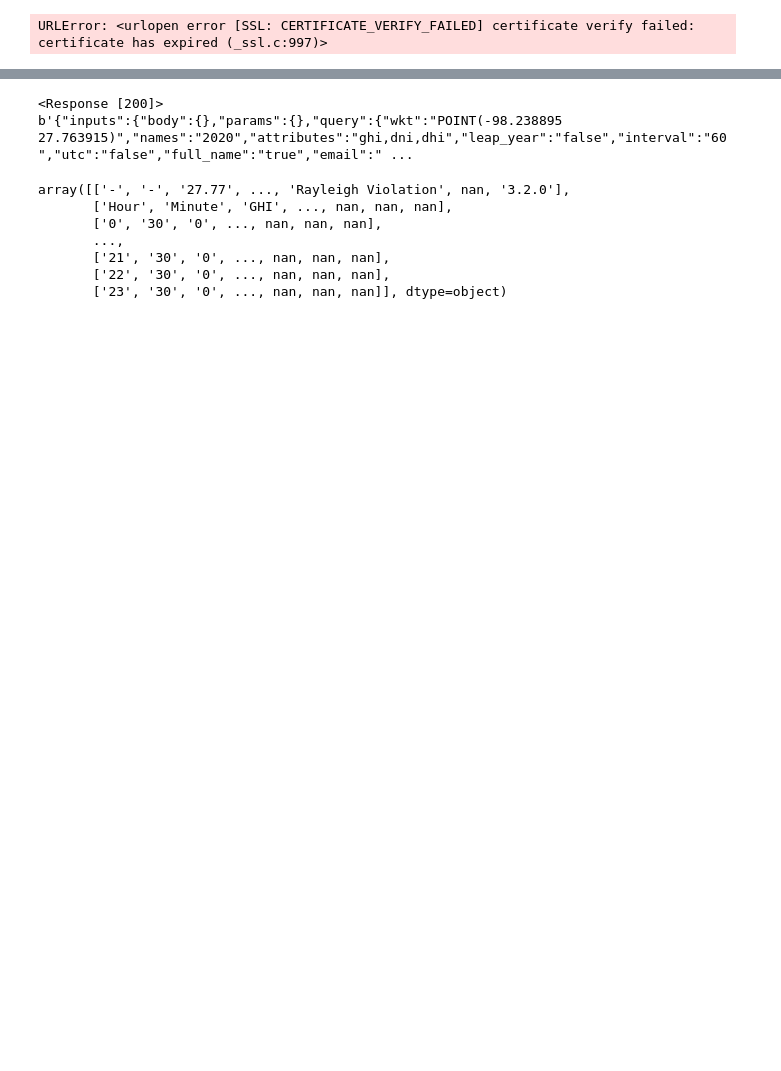
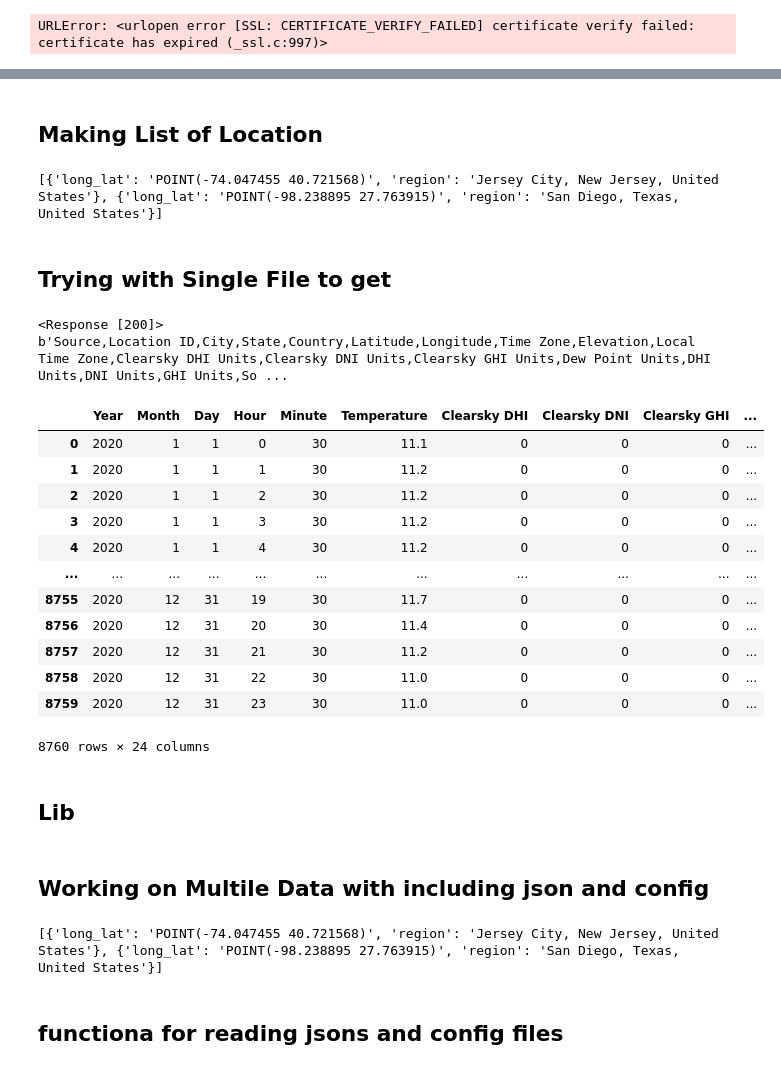
Before and after one commit to krupeshshah/670_Capstone_Project, a Jupyter notebook: src/final_project.ipynb, the cells around one changed output, grey strips where cells are left out. Drawn from its saved outputs; the diff is of its cells as text; code cells hidden in the pictures; blank space fills up the shorter version.

```diff
--- a/src/final_project.ipynb
+++ b/src/final_project.ipynb
@@ -99,16 +109,35 @@ df.head()
+# %% [markdown]
+## Making List of Location
+# %%
+location_dict = {"long_lat":"POINT(-74.047455 40.721568)" ,"region":"Jersey City, New Jersey, United States" }
+
+location = {}
+location_list = []
+location['Jersey_NJ_US'] = location_dict
+location_list.append(location_dict)
+location_dict = {"long_lat":"POINT(-98.238895 27.763915)" ,"region":"San Diego, Texas, United States" }
+location['SanDiego_TX_US'] = location_dict
+location_list.append(location_dict)
+type(location)
+print(location_list)
+# %% [output]
+[{'long_lat': 'POINT(-74.047455 40.721568)', 'region': 'Jersey City, New Jersey, United States'}, {'long_lat': 'POINT(-98.238895 27.763915)', 'region': 'San Diego, Texas, United States'}]
+# %% [markdown]
+## Trying with Single File to get
 # %%
 import requests
 import pandas as pd
+import io
 
 # Set the API endpoint URL
 url = 'https://developer.nrel.gov/api/solar/nsrdb_psm3_download.csv'
-
+# 'attributes': 'Year, Month, Day, Hour, Minute, DHI, DNI, GHI,Clearsky DHI,Clearsky DNI,Clearsky GHI,Cloud Type,Dew Point,Solar Zenith Angle,Fill Flag,Surface Albedo,Wind Speed, Precipitable Water, Wind Direction,Relative Humidity, Temperature, Pressure'
 # Set the query parameters
 params = {
     'api_key': 'tAbtm47qhh3NRHrUgBR0IV3FsL04ASCpAOcQeUEw',
     'wkt': 'POINT(-98.238895 27.763915)',
     'names': '2020',
-    'attributes': 'ghi,dni,dhi',
+
     'leap_year': 'false',
     'interval': '60',
     'utc': 'false',
@@ -128,6 +157,8 @@ params = {
 # Send the API request and get the response data as bytes
 response = requests.get(url, params=params)
 
+df = pd.read_csv(io.StringIO(response.text), skiprows=2)
+data_text = response.text
 print(response)
 data = response.content
 print(data)
@@ -139,15 +170,22 @@ print(data)
 # df = pd.read_csv('nsrdb_data1.csv')
 # %% [output]
 <Response [200]>
-b'{"inputs":{"body":{},"params":{},"query":{"wkt":"POINT(-98.238895 27.763915)","names":"2020","attributes":"ghi,dni,dhi","leap_year":"false","interval":"60","utc":"false","full_name":"true","email":" ...
+b'Source,Location ID,City,State,Country,Latitude,Longitude,Time Zone,Elevation,Local Time Zone,Clearsky DHI Units,Clearsky DNI Units,Clearsky GHI Units,Dew Point Units,DHI Units,DNI Units,GHI Units,So ...
-# %%
-data = df.iloc[:, 3:].values
-data
-# %% [output]
-array([['-', '-', '27.77', ..., 'Rayleigh Violation', nan, '3.2.0'],
-       ['Hour', 'Minute', 'GHI', ..., nan, nan, nan],
-       ['0', '30', '0', ..., nan, nan, nan],
-       ...,
-       ['21', '30', '0', ..., nan, nan, nan],
-       ['22', '30', '0', ..., nan, nan, nan],
-       ['23', '30', '0', ..., nan, nan, nan]], dtype=object)
+# %%
+df
+# %% [output]
+|  | Year | Month | Day | Hour | Minute | Temperature | Clearsky DHI | Clearsky DNI | Clearsky GHI | ... |
+| 0 | 2020 | 1 | 1 | 0 | 30 | 11.1 | 0 | 0 | 0 | ... |
+| 1 | 2020 | 1 | 1 | 1 | 30 | 11.2 | 0 | 0 | 0 | ... |
+| 2 | 2020 | 1 | 1 | 2 | 30 | 11.2 | 0 | 0 | 0 | ... |
+| 3 | 2020 | 1 | 1 | 3 | 30 | 11.2 | 0 | 0 | 0 | ... |
+| 4 | 2020 | 1 | 1 | 4 | 30 | 11.2 | 0 | 0 | 0 | ... |
+| ... | ... | ... | ... | ... | ... | ... | ... | ... | ... | ... |
+| 8755 | 2020 | 12 | 31 | 19 | 30 | 11.7 | 0 | 0 | 0 | ... |
+| 8756 | 2020 | 12 | 31 | 20 | 30 | 11.4 | 0 | 0 | 0 | ... |
+| 8757 | 2020 | 12 | 31 | 21 | 30 | 11.2 | 0 | 0 | 0 | ... |
+| 8758 | 2020 | 12 | 31 | 22 | 30 | 11.0 | 0 | 0 | 0 | ... |
+| 8759 | 2020 | 12 | 31 | 23 | 30 | 11.0 | 0 | 0 | 0 | ... |
+8760 rows × 24 columns
+# %% [markdown]
+## Lib
@@ -153,0 +200,18 @@ array([['-', '-', '27.77', ..., 'Rayleigh Violation', nan, '3.2.0'],
+# %% [markdown]
+## Working on Multile Data with including json and config
+# %%
+location_dict = {"long_lat":"POINT(-74.047455 40.721568)" ,"region":"Jersey City, New Jersey, United States" }
+
+location = {}
+location_list = []
+location['Jersey_NJ_US'] = location_dict
+location_list.append(location_dict)
+location_dict = {"long_lat":"POINT(-98.238895 27.763915)" ,"region":"San Diego, Texas, United States" }
+location['SanDiego_TX_US'] = location_dict
+location_list.append(location_dict)
+type(location)
+print(location_list)
+# %% [output]
+[{'long_lat': 'POINT(-74.047455 40.721568)', 'region': 'Jersey City, New Jersey, United States'}, {'long_lat': 'POINT(-98.238895 27.763915)', 'region': 'San Diego, Texas, United States'}]
+# %% [markdown]
+## functiona for reading jsons and config files
```
Also changed, not shown: parts of 25 cells of this notebook, 58 other files.
